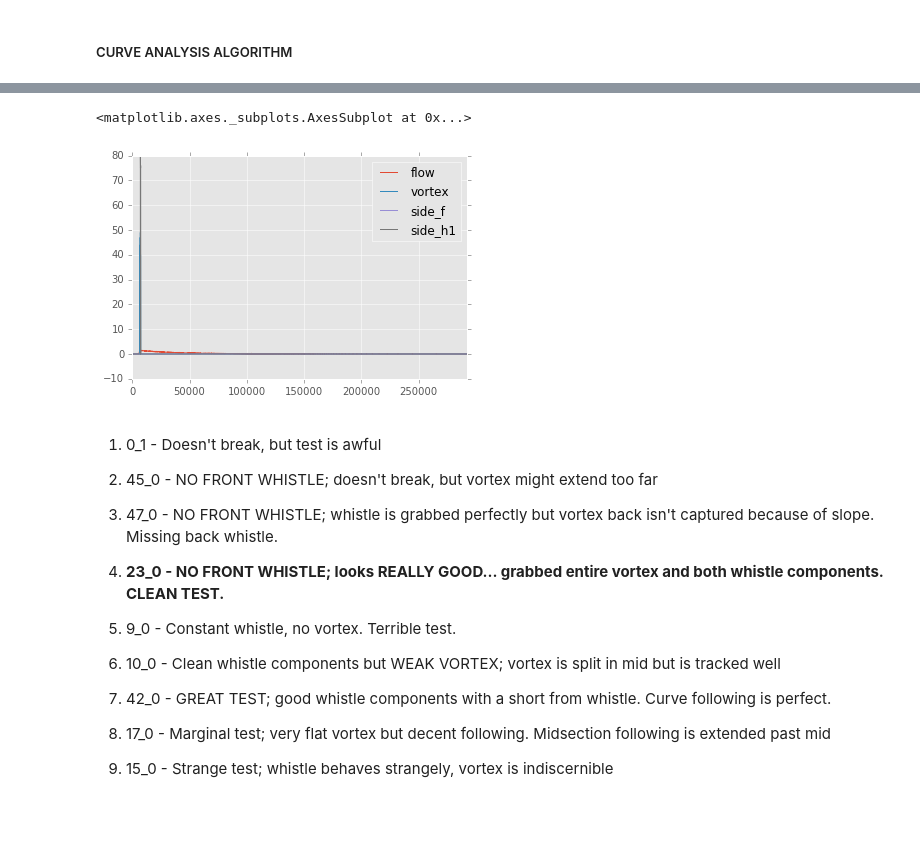
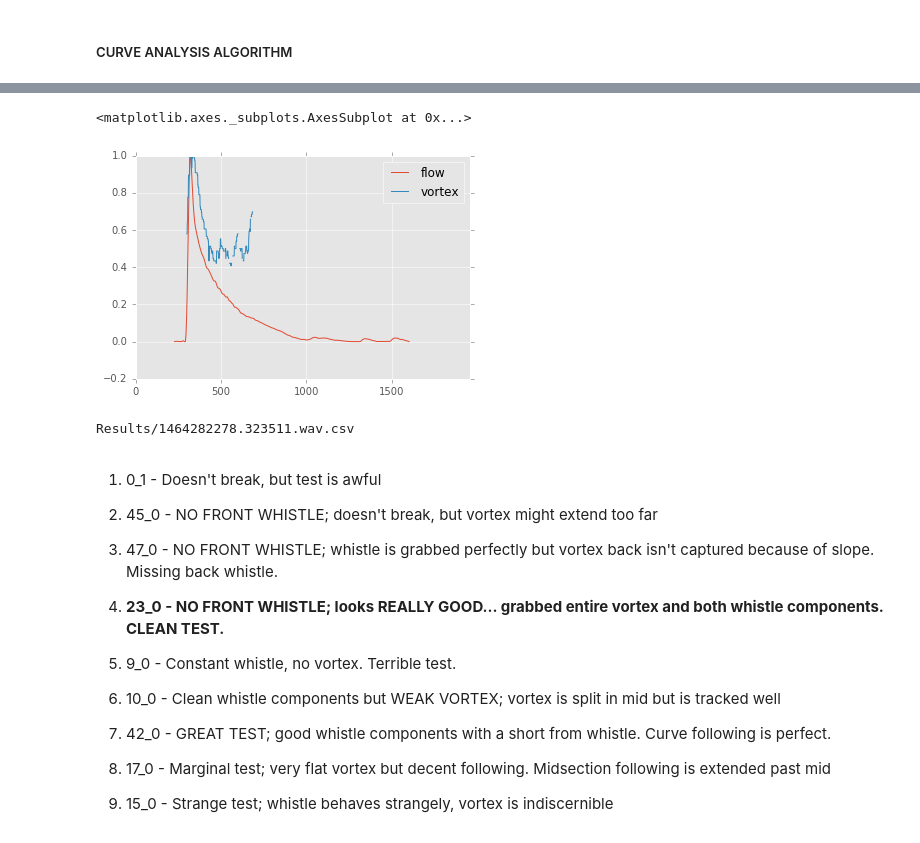
Before and after one commit to SMU-Ubicomp-Lab/OpenSpirometryAnalysis, a Jupyter notebook: AlgorithmDevelopment.ipynb, the cells around one changed output, grey strips where cells are left out. Cells and saved outputs as stored; diff of their text form; code cells hidden in the pictures.

```diff
--- a/AlgorithmDevelopment.ipynb
+++ b/AlgorithmDevelopment.ipynb
@@ -818,8 +907,17 @@ df.head()
-# %%
-df[['flow','vortex','side_f','side_h1']].plot()
-# %% [output]
-<matplotlib.axes._subplots.AxesSubplot at 0x...>
-[figure, removed]
+# %%
+dftmp = df[['flow','vortex']]/df[['flow','vortex']].max()
+dftmp.plot()
+# %% [output]
+<matplotlib.axes._subplots.AxesSubplot at 0x...>
+[figure, added]
+# %%
+effort = audio_files[json_selector.value]
+file_name = effort['WavFile']
+
+df.to_csv('Results/' + file_name + '.csv')
+print 'Results/' + file_name + '.csv'
+# %% [output]
+Results/1464282278.323511.wav.csv
 # %% [markdown]
 
 
```
Also changed, not shown: parts of 17 cells of this notebook, 34 other files.
